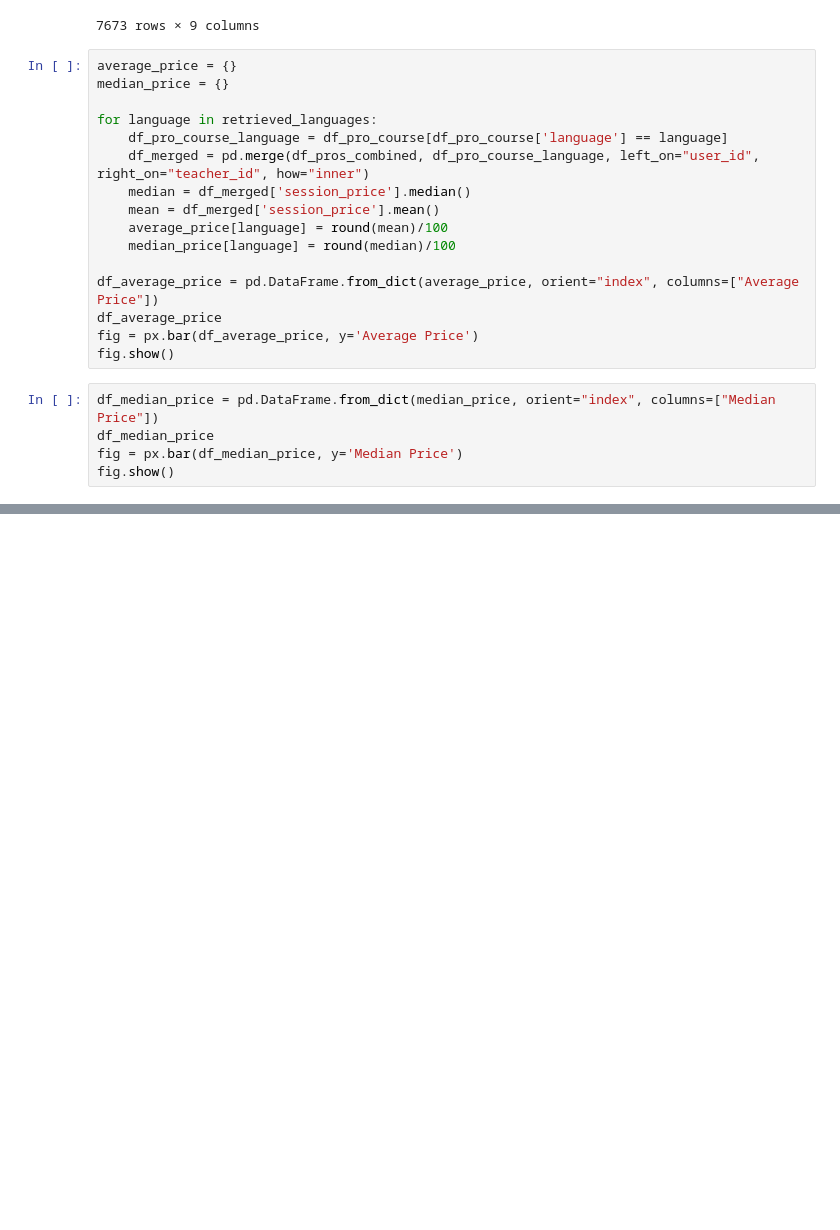
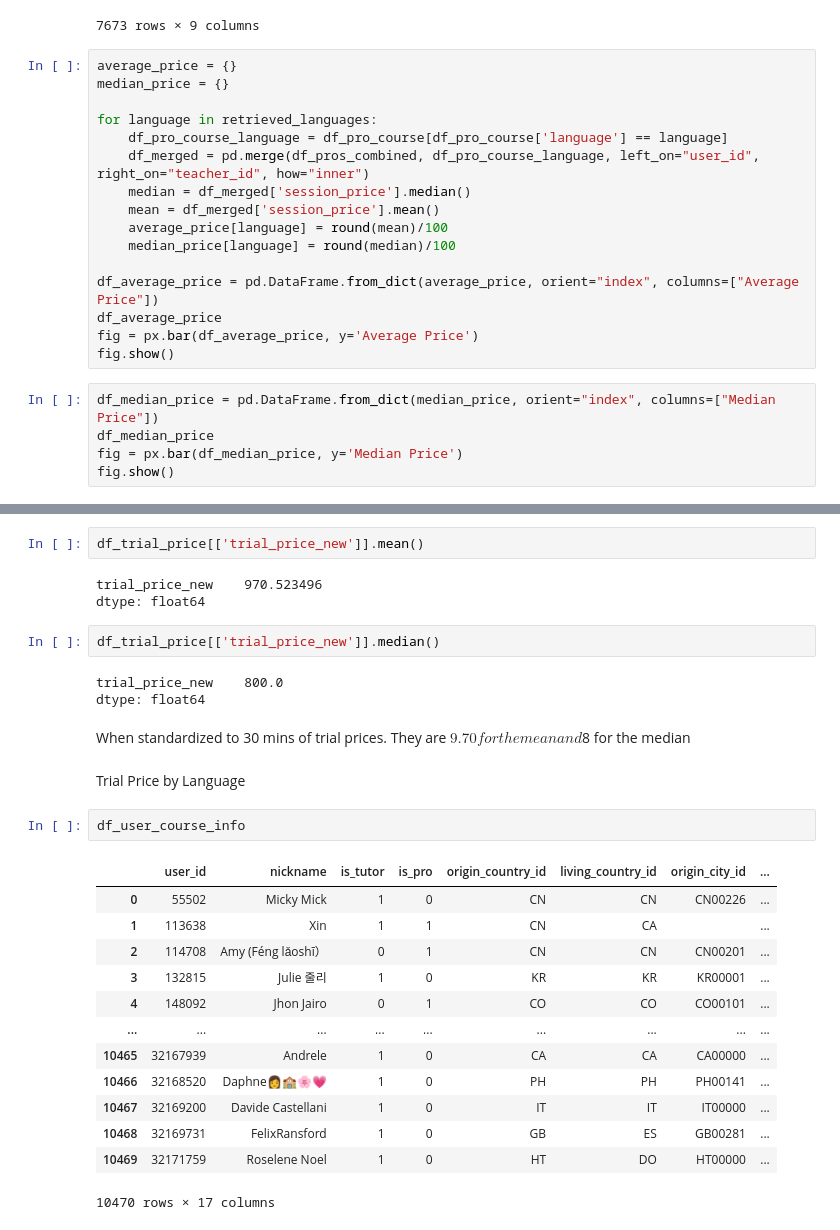
Before and after one commit to ernmin/Project4GA, a Jupyter notebook: EDA/EDA.ipynb, the cells around one changed output, grey strips where cells are left out. Cells and saved outputs as stored; diff of their text form; blank space fills up the shorter version.

Commit message:
Analyze Trial Prices split by language

```diff
--- a/EDA/EDA.ipynb
+++ b/EDA/EDA.ipynb
@@ -533,0 +672,30 @@ fig.show()
+# %%
+df_trial_price[['trial_price_new']].mean()
+# %% [output]
+trial_price_new    970.523496
+dtype: float64
+# %%
+df_trial_price[['trial_price_new']].median()
+# %% [output]
+trial_price_new    800.0
+dtype: float64
+# %% [markdown]
+When standardized to 30 mins of trial prices. They are $9.70 for the mean and $8 for the median
+# %% [markdown]
+Trial Price by Language
+# %%
+df_user_course_info
+# %% [output]
+|  | user_id | nickname | is_tutor | is_pro | origin_country_id | living_country_id | origin_city_id | ... |
+| 0 | 55502 | Micky Mick | 1 | 0 | CN | CN | CN00226 | ... |
+| 1 | 113638 | Xin | 1 | 1 | CN | CA |  | ... |
+| 2 | 114708 | Amy (Féng lǎoshī） | 0 | 1 | CN | CN | CN00201 | ... |
+| 3 | 132815 | Julie 줄리 | 1 | 0 | KR | KR | KR00001 | ... |
+| 4 | 148092 | Jhon Jairo | 0 | 1 | CO | CO | CO00101 | ... |
+| ... | ... | ... | ... | ... | ... | ... | ... | ... |
+| 10465 | 32167939 | Andrele | 1 | 0 | CA | CA | CA00000 | ... |
+| 10466 | 32168520 | Daphne👩🏫🌸💗 | 1 | 0 | PH | PH | PH00141 | ... |
+| 10467 | 32169200 | Davide Castellani | 1 | 0 | IT | IT | IT00000 | ... |
+| 10468 | 32169731 | FelixRansford | 1 | 0 | GB | ES | GB00281 | ... |
+| 10469 | 32171759 | Roselene Noel | 1 | 0 | HT | DO | HT00000 | ... |
+10470 rows × 17 columns
```
Also changed, not shown: parts of 24 cells of this notebook.
